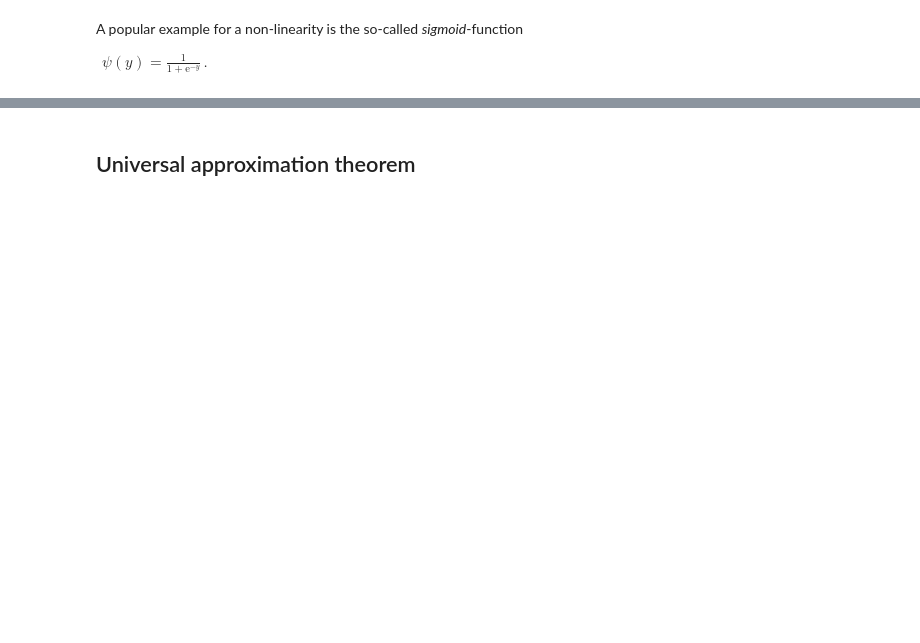
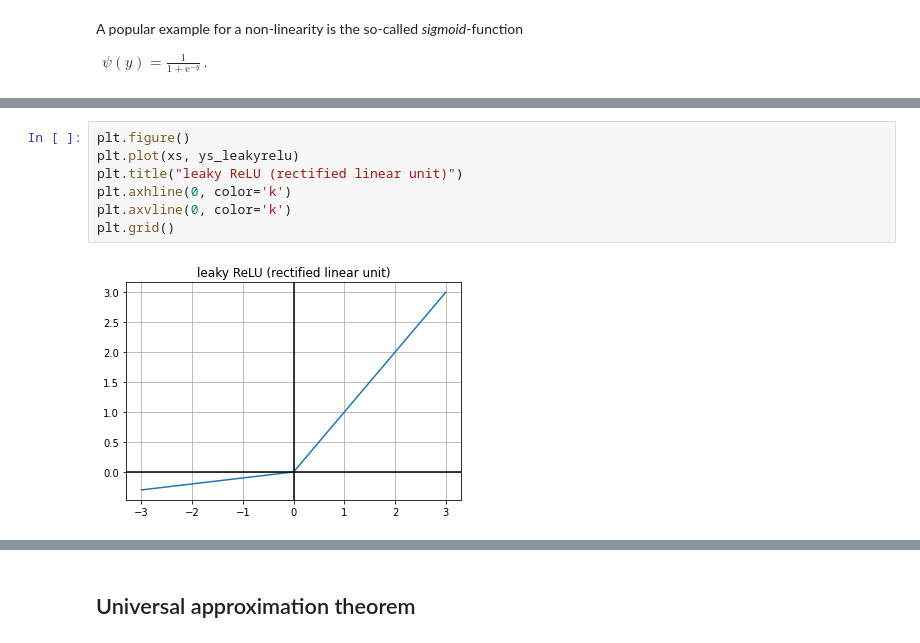
Before and after one commit to bullette007/bullette007.github.io, a Jupyter notebook: book/_sources/05_NeuralNetworksForCompImg.ipynb, the cells around one changed output, grey strips where cells are left out. Saved outputs shown, nothing was run; the diff lists cells and outputs as text; blank space fills up the shorter version.

```diff
--- a/book/_sources/05_NeuralNetworksForCompImg.ipynb
+++ b/book/_sources/05_NeuralNetworksForCompImg.ipynb
@@ -204,0 +288,9 @@ In batch processing, he result of a batch of data processed by a linear layer, i
+# %%
+plt.figure()
+plt.plot(xs, ys_leakyrelu)
+plt.title("leaky ReLU (rectified linear unit)")
+plt.axhline(0, color='k')
+plt.axvline(0, color='k')
+plt.grid()
+# %% [output]
+[figure, added]
```
Also changed, not shown: parts of 134 cells of this notebook, 55 other files.
